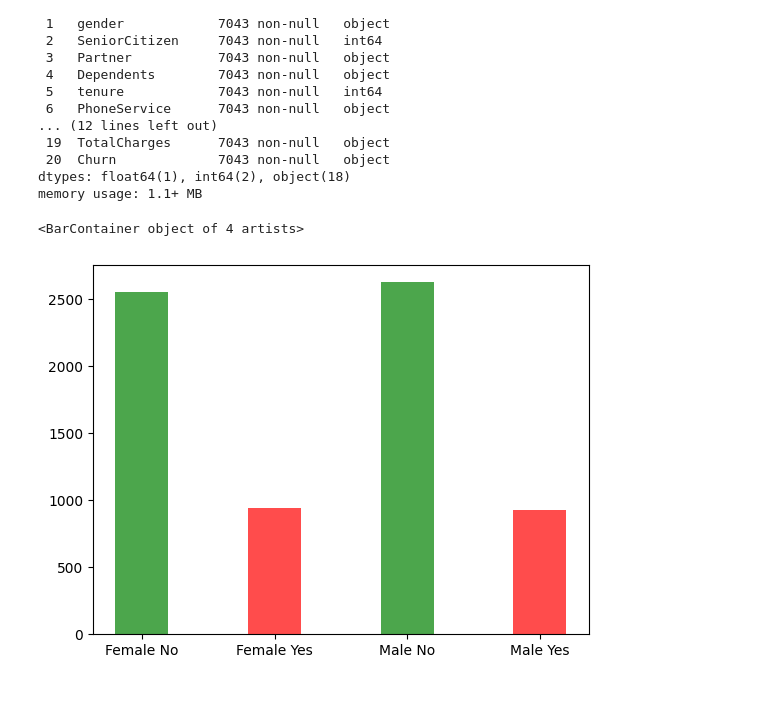
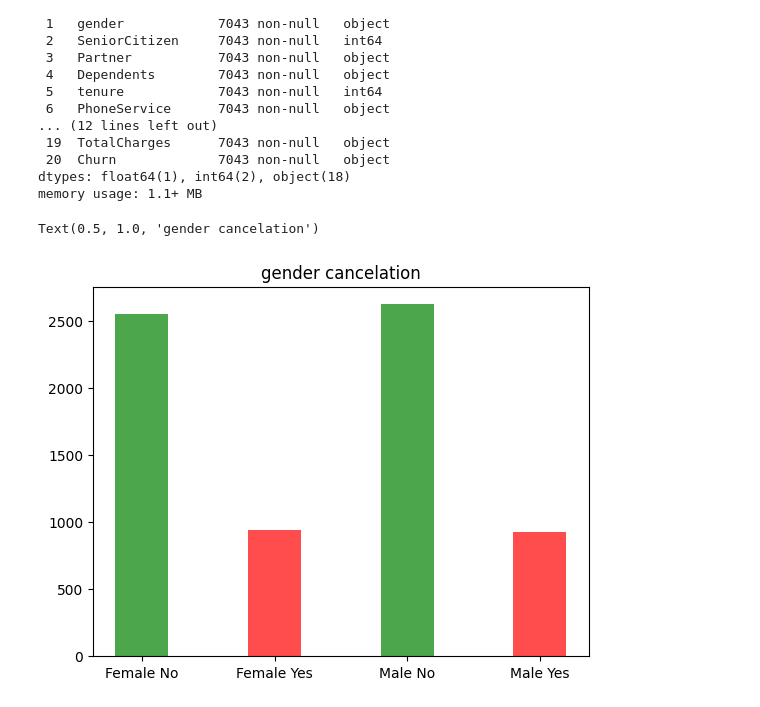
Before and after one commit to CrackedSamurai/data-science-project, a Jupyter notebook: projects/Telcom Customer Churn Dataset.ipynb, the cells around one changed output. Drawn from its saved outputs; the diff is of its cells as text; code cells hidden in the pictures.

```diff
--- a/projects/Telcom Customer Churn Dataset.ipynb
+++ b/projects/Telcom Customer Churn Dataset.ipynb
@@ -36,8 +36,9 @@ memory usage: 1.1+ MB
 # %%
 churn = data.groupby("gender").Churn.value_counts()
 churn = churn.reset_index()
 churn.columns = ["gender", "churn", "count"]
 plt.bar(churn["gender"] + " " + churn["churn"], churn["count"], color=["green", "red"], width=0.4, align="center", alpha=0.7)
+plt.title("gender cancelation")
 # %% [output]
-<BarContainer object of 4 artists>
+Text(0.5, 1.0, 'gender cancelation')
-[figure, old version]
+[figure, new version]
```
Also changed, not shown: parts of 1 cell of this notebook.
